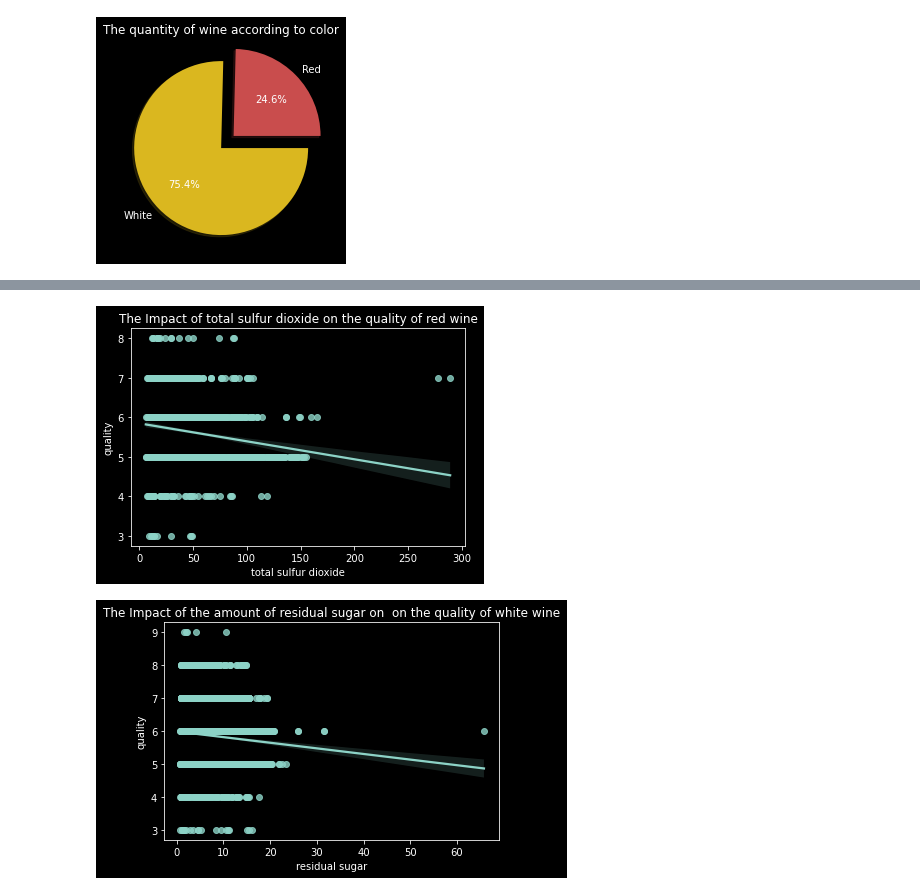
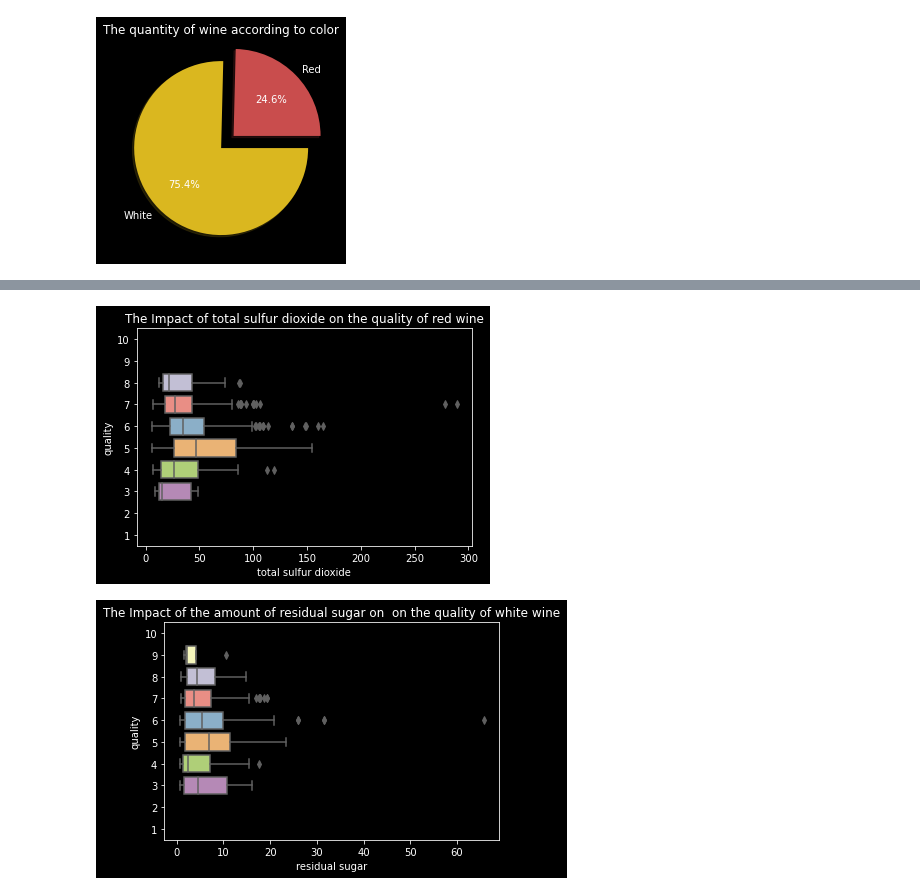
Before and after one commit to YanaOrf/BlueBerryWinery, a Jupyter notebook: BlueBerryWinery.ipynb, the cells around one changed output, grey strips where cells are left out. Saved outputs shown, nothing was run; the diff lists cells and outputs as text; code cells hidden in the pictures.

```diff
--- a/BlueBerryWinery.ipynb
+++ b/BlueBerryWinery.ipynb
@@ -377,16 +378,16 @@ plt.show()
 # %%
 #Scater plot The Impact of  total sulfur dioxide on  red wine quality
-sns.regplot(data=red_wine2,x="total sulfur dioxide", y="quality")
+sns.boxplot(data=red_wine2,x="total sulfur dioxide", y="quality",orient="h",order=(10,9,8,7,6,5,4,3,2,1))
 plt.title("The Impact of total sulfur dioxide on the quality of red wine")
 plt.show()
 # %% [output]
-[figure, old version]
+[figure, new version]
 # %%
 #Scater plot The Impact of  residual sugar on  white wine quality
-sns.regplot(data=white_wine2,x="residual sugar", y="quality")
+sns.boxplot(data=white_wine2,x="residual sugar", y="quality",orient="h",order=(10,9,8,7,6,5,4,3,2,1))
 plt.title("The Impact of the amount of residual sugar on  on the quality of white wine")
 plt.show()
 # %% [output]
-[figure, old version]
+[figure, new version]
 # %%
 #Scater plot The Impact of  total sulfur dioxide on  white wine quality
```
Also changed, not shown: parts of 7 cells of this notebook.
